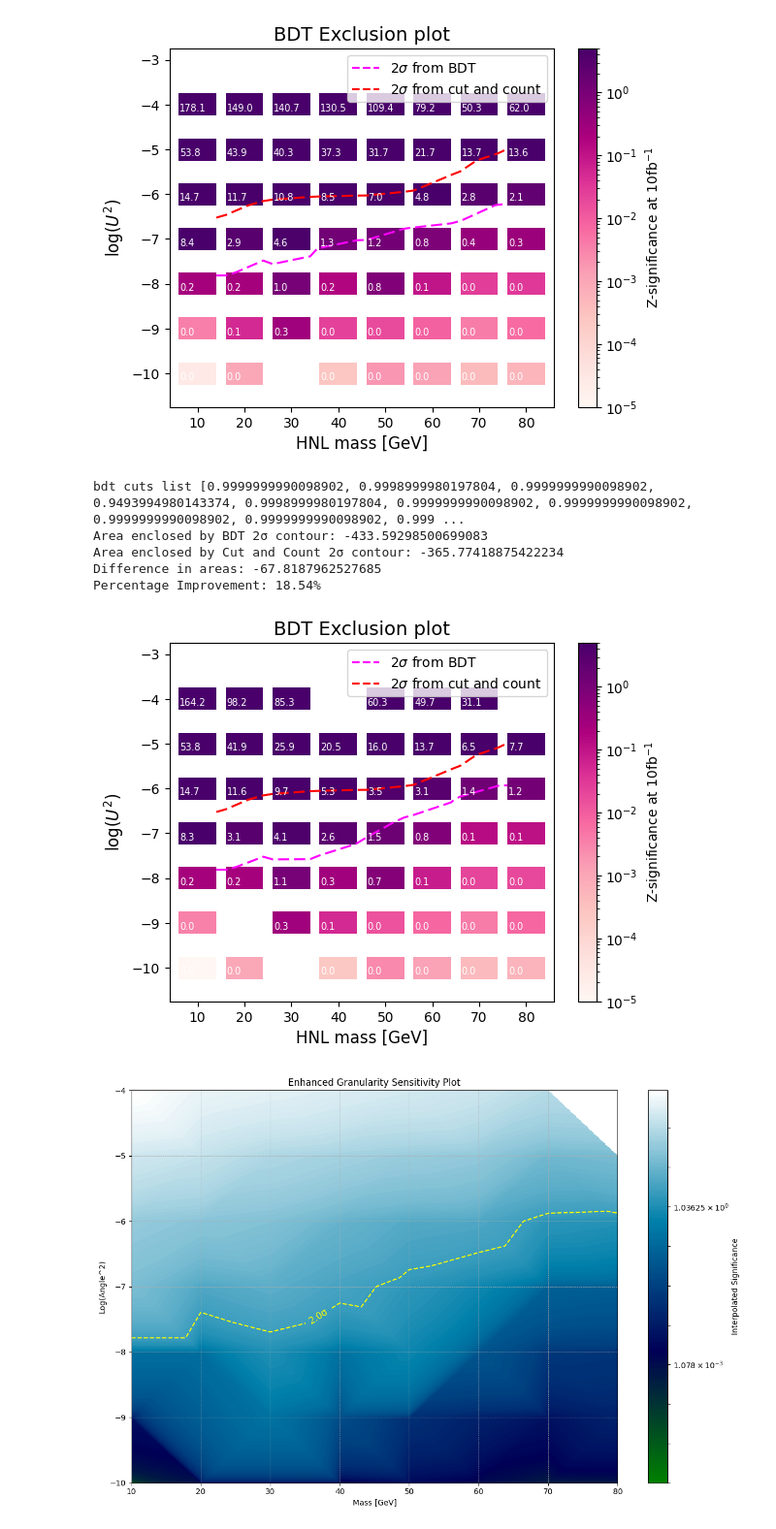
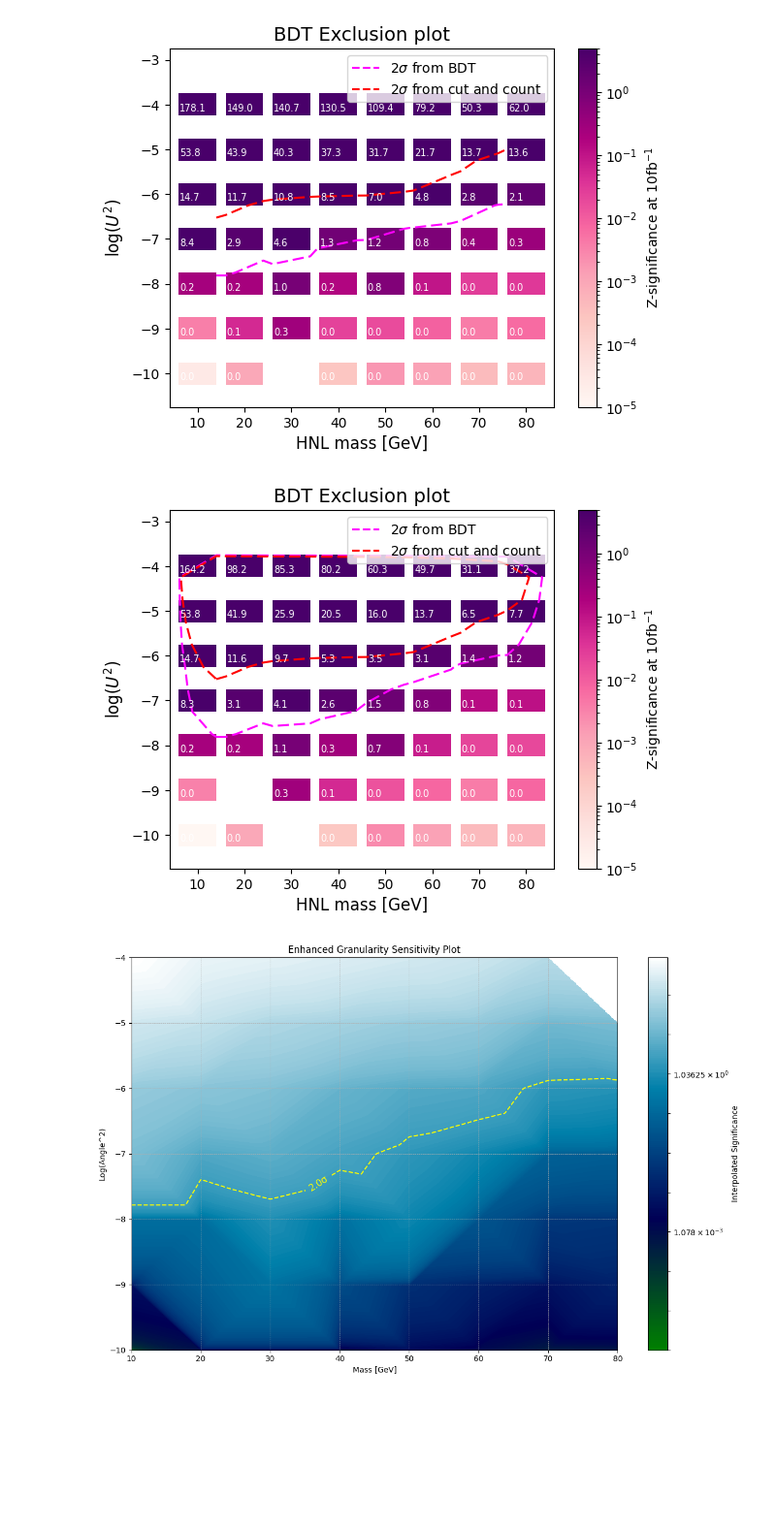
Before and after one commit to tomcritchley/FCCAnalyses_local, a Jupyter notebook: xgboost/xgboost_batch/plotting_limits.ipynb, the cells around one changed output. Shown at 97% size. Drawn from its saved outputs; the diff is of its cells as text; code cells hidden in the pictures; blank space fills up the shorter version.

```diff
--- a/xgboost/xgboost_batch/plotting_limits.ipynb
+++ b/xgboost/xgboost_batch/plotting_limits.ipynb
@@ -1394,15 +1445,15 @@ def make_hist_2D():
         angle = float(parts[2].replace('1e-', '-').replace('p', '.'))
         highest_significance_entry = max(value['significance_list'], key=lambda x: x[0])
         highest_significance = highest_significance_entry[0]
-        bdt_cut = highest_significance_entry[2]  # Third entry of the significance_list
+        #bdt_cut = highest_significance_entry[2]  # Third entry of the significance_list
 
-        data_points.append((mass, angle, highest_significance, bdt_cut))
+        data_points.append((mass, angle, highest_significance))
 
     masses = [float(data[0]) for data in data_points]
     angles = [float(data[1] * 2) for data in data_points]
     #angles = [angle * 2 for angle in angles]  # Angle squared is 10^(2 * exponent)
     significances = [data[2] for data in data_points]
-    bdt_cuts = [data[3] for data in data_points]
+    #bdt_cuts = [data[3] for data in data_points]
 
     x_range = (0, 90)
     y_range = (-11, -3)
@@ -1412,7 +1463,7 @@ def make_hist_2D():
 
     n_bins = [x_bins, y_bins]
 
-    print(f"bdt cuts list {bdt_cuts}")
+    #print(f"bdt cuts list {bdt_cuts}")
 
     norm = LogNorm(vmin=1e-5, vmax=5)
 
@@ -1438,8 +1489,8 @@ def make_hist_2D():
     significances_cc = [data[2] for data in data_points_cc]
 
     # Perform the interpolation
-    z_interp = griddata((masses, angles), significances, (x_grid, y_grid), method='linear')
-    z_cut_count = griddata((masses_cc, angles_cc), significances_cc, (x_grid, y_grid), method='linear')
+    z_interp = griddata((masses, angles), significances, (x_grid, y_grid), method='linear',fill_value=0)
+    z_cut_count = griddata((masses_cc, angles_cc), significances_cc, (x_grid, y_grid), method='linear',fill_value=0)
     # Contour lines
     contour_2sigma = plt.contour(x_grid, y_grid, z_interp, levels=[threshold], colors='magenta', linestyles='dashed')
 
@@ -1450,7 +1501,7 @@ def make_hist_2D():
     contour_points = contour_2sigma.collections[0].get_paths()[0].vertices
     cc_points = cc_2sigma.collections[0].get_paths()[0].vertices
 
-    # Calculate the area enclosed by the contours
+    """    # Calculate the area enclosed by the contours
     area_contour = auc(contour_points[:, 0], contour_points[:, 1])
     area_cc = auc(cc_points[:, 0], cc_points[:, 1])
 
@@ -1460,40 +1511,35 @@ def make_hist_2D():
     print(f"Area enclosed by BDT 2σ contour: {area_contour}")
     print(f"Area enclosed by Cut and Count 2σ contour: {area_cc}")
     print(f"Difference in areas: {area_difference}")
     # Find the difference in areas
     percentage_improvement = (area_difference / area_cc) * 100
 
-    print(f"Percentage Improvement: {percentage_improvement:.2f}%")
+    print(f"Percentage Improvement: {percentage_improvement:.2f}%")"""
 
     # Create legend entries
     legend_elements = [Line2D([0], [0], color='magenta', linestyle='dashed', label='2$\sigma$ from BDT'),
                        Line2D([0], [0], color='red', linestyle='dashed', label='2$\sigma$ from cut and count')]
                        #Line2D([0], [0], color='blue', label='5$\sigma$')]
 
     plt.legend(handles=legend_elements, loc='upper right')
 
     plt.xlabel("HNL mass [GeV]", fontsize=12)
     plt.ylabel("log($U^2$)", fontsize=12)
     plt.title("BDT Exclusion plot", fontsize=14)
 
 
     for i in range(len(x_edges) -1):
         for j in range(len(y_edges) -1):
             if hist[i, j] > 0:
                 plt.text(x_edges[i] +0.2, y_edges[j]+0.1, f'{hist[i, j]:.1f}', color='white', fontsize = 7)
 
 
     plt.savefig('exclusionplot_10fb_run12_LLP.pdf', format='pdf')
     plt.show()
 
 make_hist_2D()
 # %% [output]
-bdt cuts list [0.9999999990098902, 0.9998999980197804, 0.9999999990098902, 0.9493994980143374, 0.9998999980197804, 0.9999999990098902, 0.9999999990098902, 0.9999999990098902, 0.9999999990098902, 0.999 ...
-Area enclosed by BDT 2σ contour: -433.59298500699083
-Area enclosed by Cut and Count 2σ contour: -365.77418875422234
-Difference in areas: -67.8187962527685
-Percentage Improvement: 18.54%
-[figure, old version]
+[figure, new version]
 # %%
 import matplotlib.pyplot as plt
 import numpy as np
```
Also changed, not shown: parts of 1 cell of this notebook, 4 other files.
